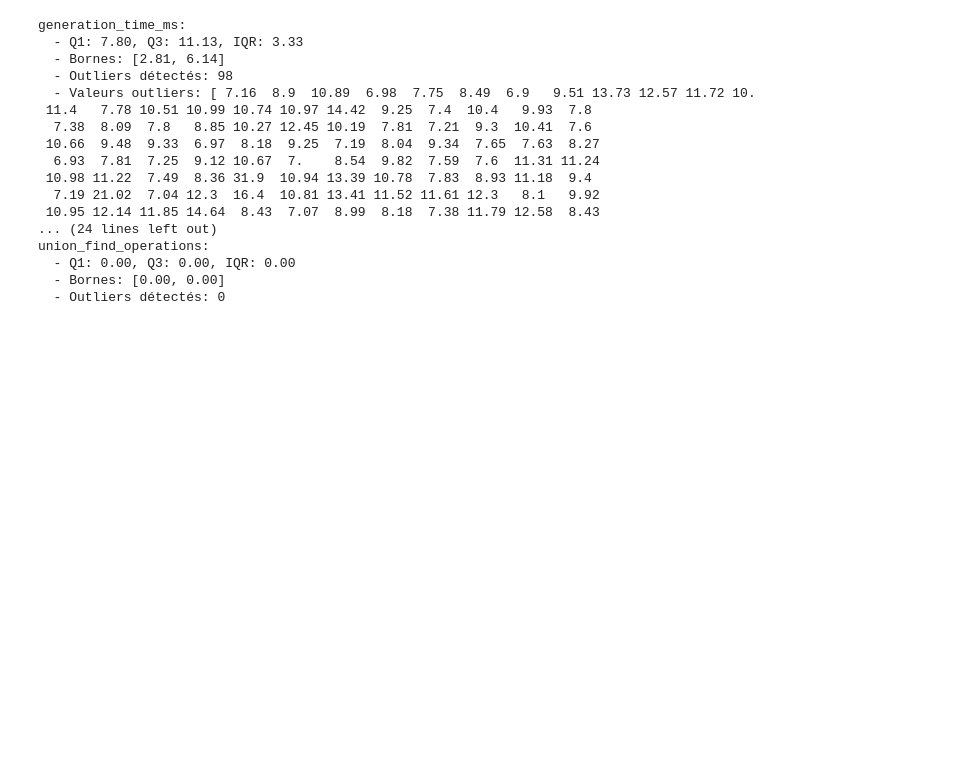
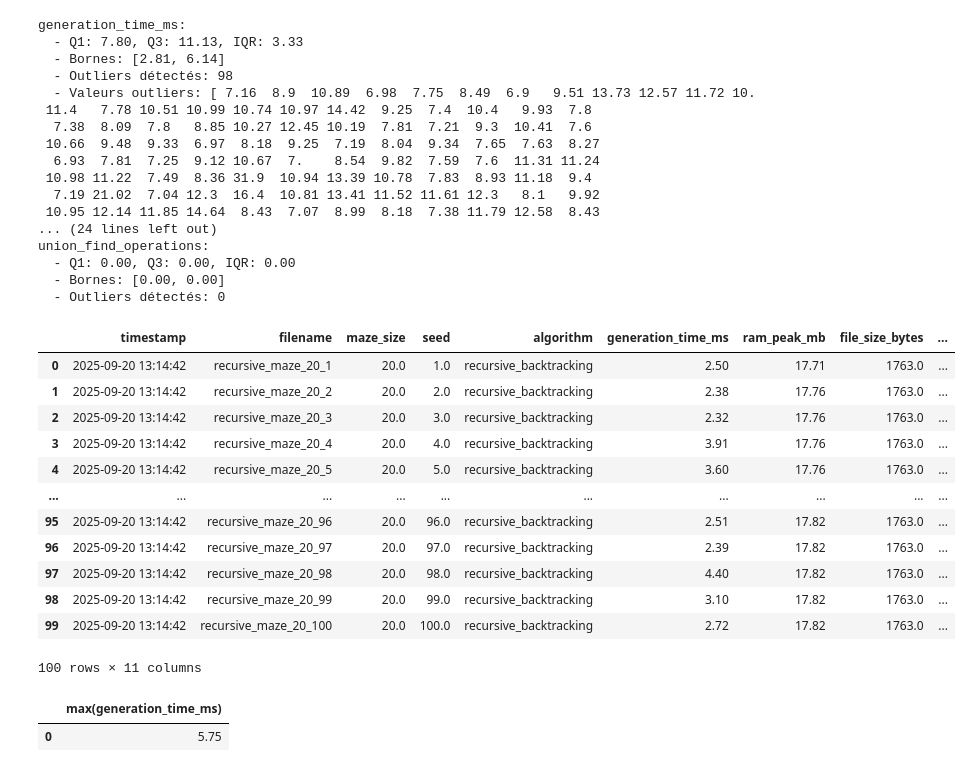
Before and after one commit to Paul-Emmanuel-Buffe/amazing-mazes, a Jupyter notebook: amazing_mazes_report.ipynb, the cells around one changed output. Cells and saved outputs as stored; diff of their text form; code cells hidden in the pictures; blank space fills up the shorter version.

```diff
--- a/amazing_mazes_report.ipynb
+++ b/amazing_mazes_report.ipynb
@@ -612,3 +686,35 @@ kurskal et recursive_backtracking: les pic de ram les plus importants sont toujo
 kurskal: 3 outliers détectés Kurskal_10 =>15.33, kurskal_50 =>47.26 kuskal_1000 => 198485.63
 recursive_backtracking: 2 outliers détectés recursive_maze_40 =>31.9 et recursive_maze_10 =>9.92
 kurskal: après étude approfondie aucune répercution de ces valeurs extrême sur ram_peak_mb, union_find_operations. Dans ces conditions nous décidons de remplacer ces valeurs par la moyenne de generation_time_ms
+# %%
+# création data frame dfs taille 20
+df= pd.read_csv("constructors_metrics.csv")
+df_recursive_maze_20 = duckdb.sql("""
+SELECT *
+FROM df
+where maze_size = 20 and algorithm= 'recursive_backtracking'
+""").df()
+df_recursive_maze_20
+# %% [output]
+|  | timestamp | filename | maze_size | seed | algorithm | generation_time_ms | ram_peak_mb | file_size_bytes | ... |
+| 0 | 2025-09-20 13:14:42 | recursive_maze_20_1 | 20.0 | 1.0 | recursive_backtracking | 2.50 | 17.71 | 1763.0 | ... |
+| 1 | 2025-09-20 13:14:42 | recursive_maze_20_2 | 20.0 | 2.0 | recursive_backtracking | 2.38 | 17.76 | 1763.0 | ... |
+| 2 | 2025-09-20 13:14:42 | recursive_maze_20_3 | 20.0 | 3.0 | recursive_backtracking | 2.32 | 17.76 | 1763.0 | ... |
+| 3 | 2025-09-20 13:14:42 | recursive_maze_20_4 | 20.0 | 4.0 | recursive_backtracking | 3.91 | 17.76 | 1763.0 | ... |
+| 4 | 2025-09-20 13:14:42 | recursive_maze_20_5 | 20.0 | 5.0 | recursive_backtracking | 3.60 | 17.76 | 1763.0 | ... |
+| ... | ... | ... | ... | ... | ... | ... | ... | ... | ... |
+| 95 | 2025-09-20 13:14:42 | recursive_maze_20_96 | 20.0 | 96.0 | recursive_backtracking | 2.51 | 17.82 | 1763.0 | ... |
+| 96 | 2025-09-20 13:14:42 | recursive_maze_20_97 | 20.0 | 97.0 | recursive_backtracking | 2.39 | 17.82 | 1763.0 | ... |
+| 97 | 2025-09-20 13:14:42 | recursive_maze_20_98 | 20.0 | 98.0 | recursive_backtracking | 4.40 | 17.82 | 1763.0 | ... |
+| 98 | 2025-09-20 13:14:42 | recursive_maze_20_99 | 20.0 | 99.0 | recursive_backtracking | 3.10 | 17.82 | 1763.0 | ... |
+| 99 | 2025-09-20 13:14:42 | recursive_maze_20_100 | 20.0 | 100.0 | recursive_backtracking | 2.72 | 17.82 | 1763.0 | ... |
+100 rows × 11 columns
+# %%
+max_recursive_20 = duckdb.sql("""
+SELECT max("generation_time_ms")
+from df_recursive_maze_20
+""").df()
+max_recursive_20
+# %% [output]
+|  | max(generation_time_ms) |
+| 0 | 5.75 |
```
Also changed, not shown: parts of 20 cells of this notebook.
